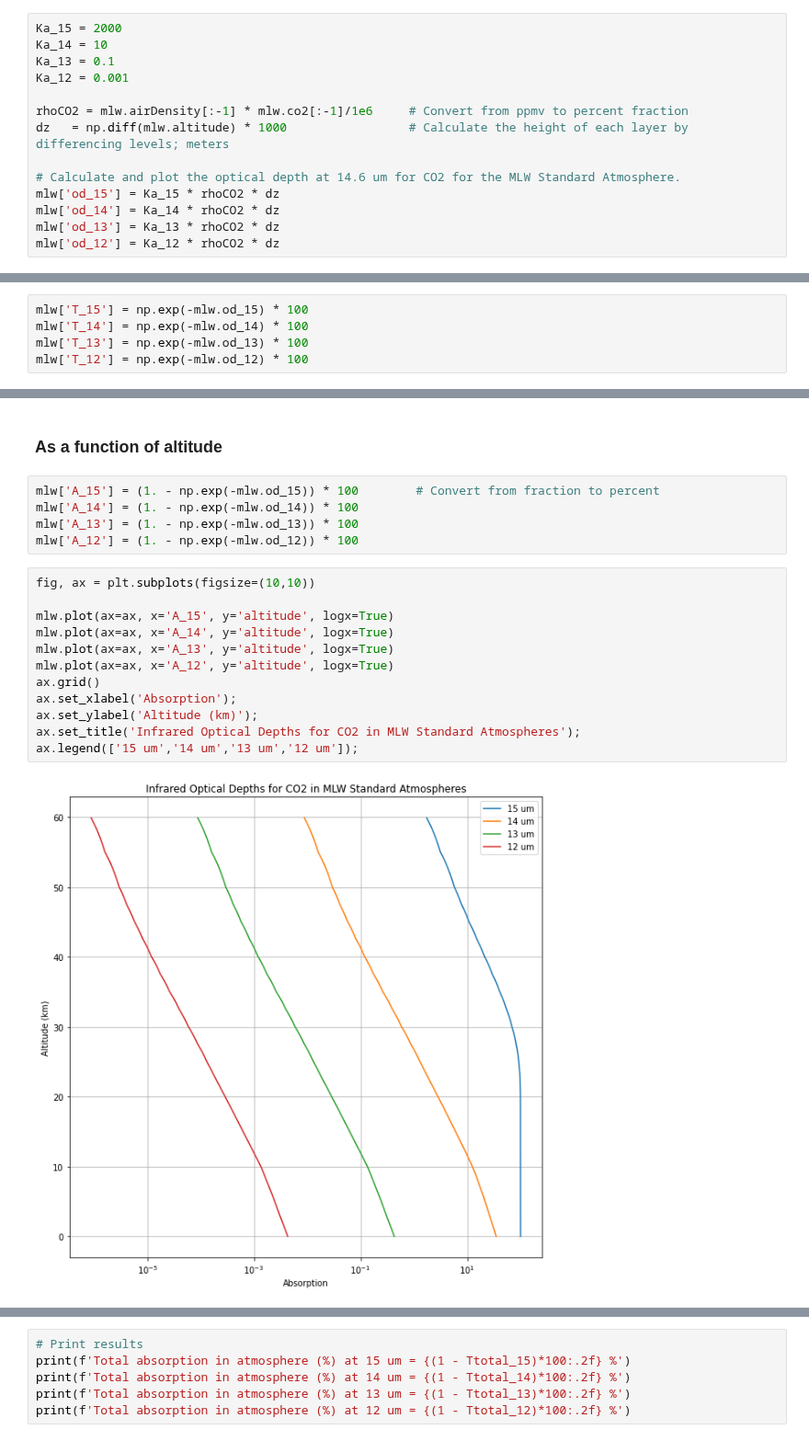
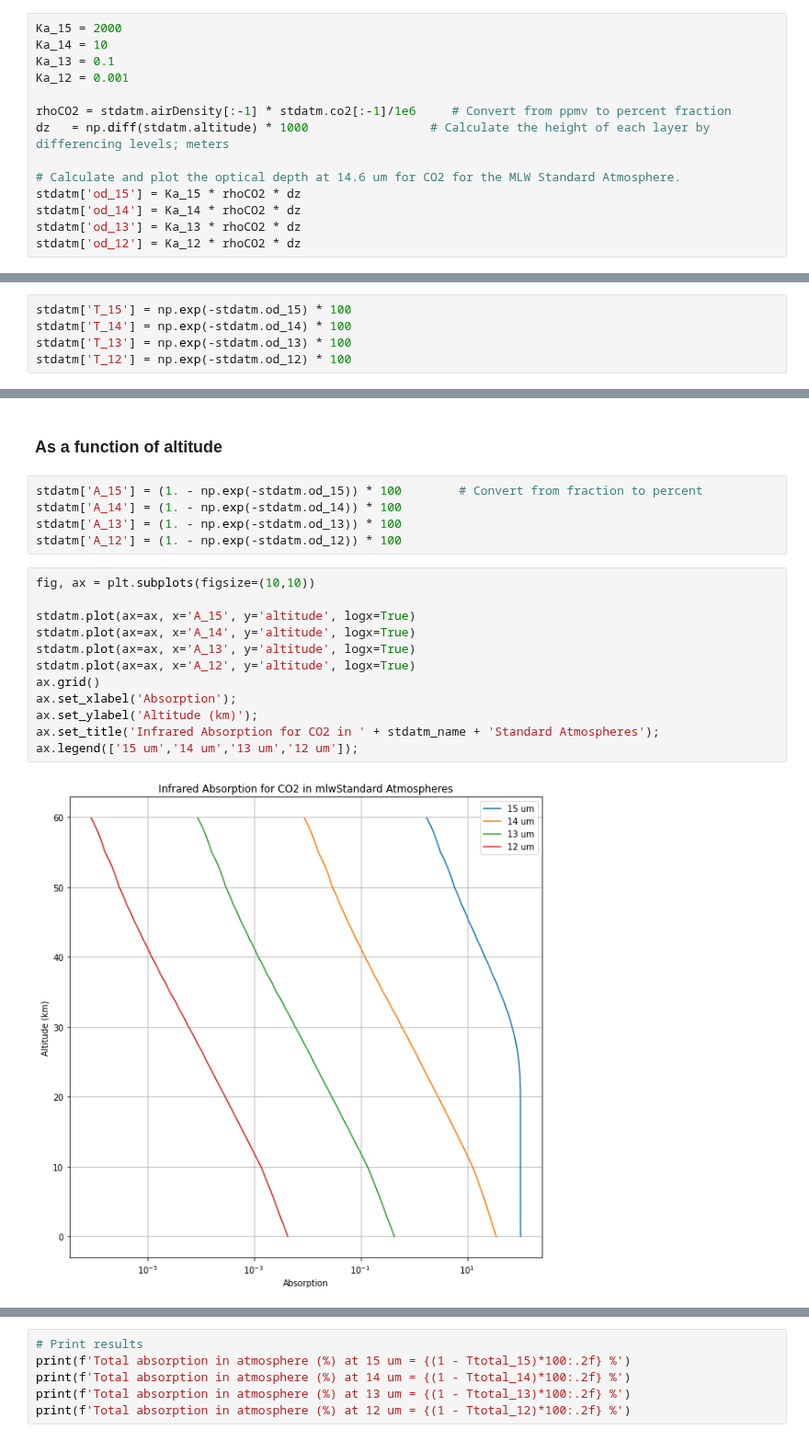
Before and after one commit to vonw/CE401, a Jupyter notebook: _build/jupyter_execute/chapter4/InfraredAbsorptionByTheAtmosphere.ipynb, the cells around one changed output, grey strips where cells are left out. Shown at 92% size. Drawn from its saved outputs; the diff is of its cells as text.

```diff
--- a/_build/jupyter_execute/chapter4/InfraredAbsorptionByTheAtmosphere.ipynb
+++ b/_build/jupyter_execute/chapter4/InfraredAbsorptionByTheAtmosphere.ipynb
@@ -225,14 +258,14 @@ Ka_14 = 10
 Ka_13 = 0.1
 Ka_12 = 0.001
 
-rhoCO2 = mlw.airDensity[:-1] * mlw.co2[:-1]/1e6     # Convert from ppmv to percent fraction
-dz   = np.diff(mlw.altitude) * 1000                 # Calculate the height of each layer by differencing levels; meters
+rhoCO2 = stdatm.airDensity[:-1] * stdatm.co2[:-1]/1e6     # Convert from ppmv to percent fraction
+dz   = np.diff(stdatm.altitude) * 1000                 # Calculate the height of each layer by differencing levels; meters
 
 # Calculate and plot the optical depth at 14.6 um for CO2 for the MLW Standard Atmosphere.
-mlw['od_15'] = Ka_15 * rhoCO2 * dz
-mlw['od_14'] = Ka_14 * rhoCO2 * dz
-mlw['od_13'] = Ka_13 * rhoCO2 * dz
-mlw['od_12'] = Ka_12 * rhoCO2 * dz
+stdatm['od_15'] = Ka_15 * rhoCO2 * dz
+stdatm['od_14'] = Ka_14 * rhoCO2 * dz
+stdatm['od_13'] = Ka_13 * rhoCO2 * dz
+stdatm['od_12'] = Ka_12 * rhoCO2 * dz
 # %%
 fig, ax = plt.subplots(figsize=(10,10))
 
@@ -252,10 +285,10 @@ ax.legend(['15 um','14 um','13 um','12 um']);
 # %% [markdown]
 ### As a function of altitude
 # %%
-mlw['T_15'] = np.exp(-mlw.od_15) * 100
-mlw['T_14'] = np.exp(-mlw.od_14) * 100
-mlw['T_13'] = np.exp(-mlw.od_13) * 100
-mlw['T_12'] = np.exp(-mlw.od_12) * 100
+stdatm['T_15'] = np.exp(-stdatm.od_15) * 100
+stdatm['T_14'] = np.exp(-stdatm.od_14) * 100
+stdatm['T_13'] = np.exp(-stdatm.od_13) * 100
+stdatm['T_12'] = np.exp(-stdatm.od_12) * 100
 # %%
 fig, ax = plt.subplots(figsize=(10,10))
 
@@ -325,22 +358,22 @@ $$ Emissivity = 1 - Transmission $$
 # %% [markdown]
 ### As a function of altitude
 # %%
-mlw['A_15'] = (1. - np.exp(-mlw.od_15)) * 100        # Convert from fraction to percent
-mlw['A_14'] = (1. - np.exp(-mlw.od_14)) * 100
-mlw['A_13'] = (1. - np.exp(-mlw.od_13)) * 100
-mlw['A_12'] = (1. - np.exp(-mlw.od_12)) * 100
+stdatm['A_15'] = (1. - np.exp(-stdatm.od_15)) * 100        # Convert from fraction to percent
+stdatm['A_14'] = (1. - np.exp(-stdatm.od_14)) * 100
+stdatm['A_13'] = (1. - np.exp(-stdatm.od_13)) * 100
+stdatm['A_12'] = (1. - np.exp(-stdatm.od_12)) * 100
 # %%
 fig, ax = plt.subplots(figsize=(10,10))
 
-mlw.plot(ax=ax, x='A_15', y='altitude', logx=True)
-mlw.plot(ax=ax, x='A_14', y='altitude', logx=True)
-mlw.plot(ax=ax, x='A_13', y='altitude', logx=True)
-mlw.plot(ax=ax, x='A_12', y='altitude', logx=True)
+stdatm.plot(ax=ax, x='A_15', y='altitude', logx=True)
+stdatm.plot(ax=ax, x='A_14', y='altitude', logx=True)
+stdatm.plot(ax=ax, x='A_13', y='altitude', logx=True)
+stdatm.plot(ax=ax, x='A_12', y='altitude', logx=True)
 ax.grid()
 ax.set_xlabel('Absorption');
 ax.set_ylabel('Altitude (km)');
-ax.set_title('Infrared Optical Depths for CO2 in MLW Standard Atmospheres');
+ax.set_title('Infrared Absorption for CO2 in ' + stdatm_name + 'Standard Atmospheres');
 ax.legend(['15 um','14 um','13 um','12 um']);
 # %% [output]
-[figure, old version]
+[figure, new version]
 # %% [markdown]
```
Also changed, not shown: parts of 11 cells of this notebook, 36 other files.
